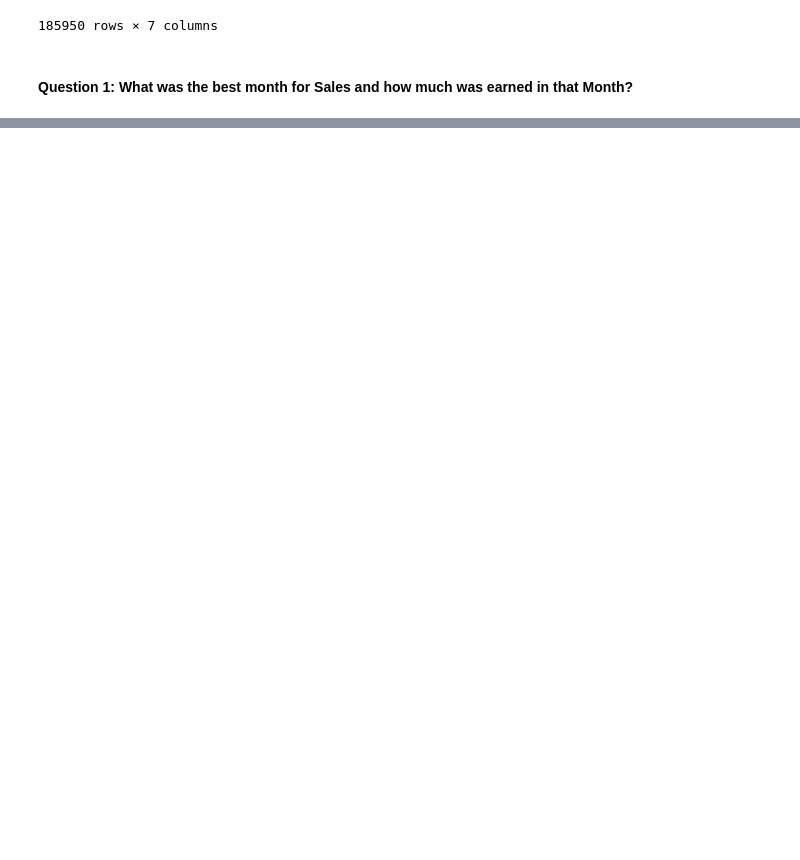
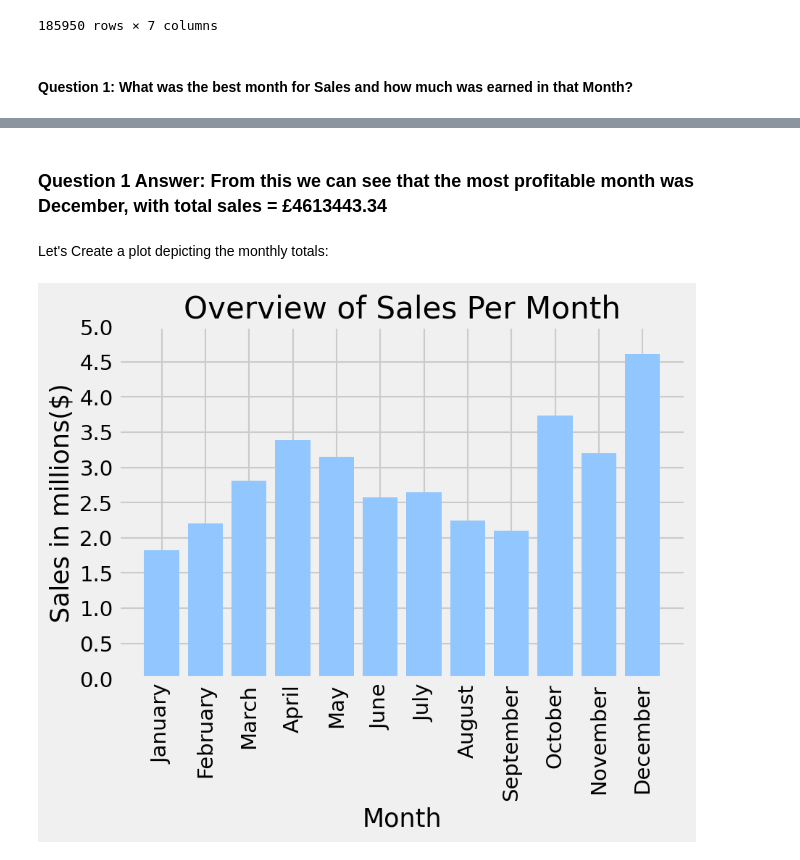
Before and after one commit to tajpatel58/Machine-Learning-, a Jupyter notebook: Data Science Practice/Sales Analysis/Sales_Analysis.ipynb, the cells around one changed output, grey strips where cells are left out. Saved outputs shown, nothing was run; the diff lists cells and outputs as text; code cells hidden in the pictures; blank space fills up the shorter version.

```diff
--- a/Data Science Practice/Sales Analysis/Sales_Analysis.ipynb
+++ b/Data Science Practice/Sales Analysis/Sales_Analysis.ipynb
@@ -83,0 +97,10 @@ True
+# %%
+totals = clean_data['Quantity Ordered'].multiply(clean_data['Price Each'])
+
+clean_data.insert(4,'Total', totals)
+# %%
+monthly_totals = clean_data.groupby(['Month']).sum()['Total']
+
+monthly_sorted = pd.DataFrame(monthly_totals).sort_values('Total', ascending=False)
+
+monthly_sorted
@@ -83,0 +122,17 @@ True
+# %% [markdown]
+### Question 1 Answer: From this we can see that the most profitable month was December, with total sales = £4613443.34
+# %% [markdown]
+Let's Create a plot depicting the monthly totals:
+# %%
+plt.figure(dpi=150)
+word_months = [calendar.month_name[i] for i in range(1,13)]
+month_totals = monthly_totals.divide(1000000)
+plt.xlabel('Month')
+plt.ylabel('Sales in millions($)')
+plt.title('Overview of Sales Per Month')
+plt.bar(word_months,month_totals)
+plt.xticks(word_months, rotation=90)
+plt.yticks(np.arange(0,5.5,0.5))
+plt.show()
+# %% [output]
+[figure, added]
```
Also changed, not shown: parts of 17 cells of this notebook.
